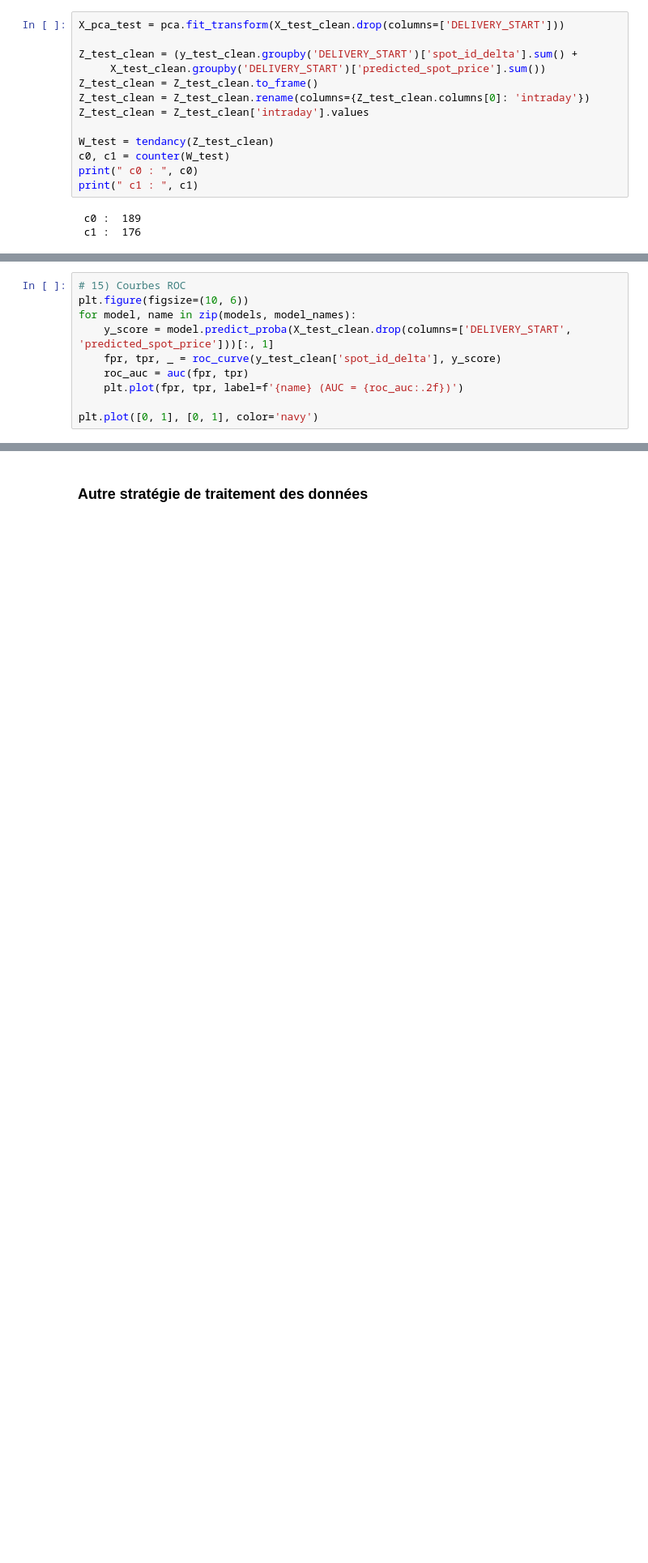
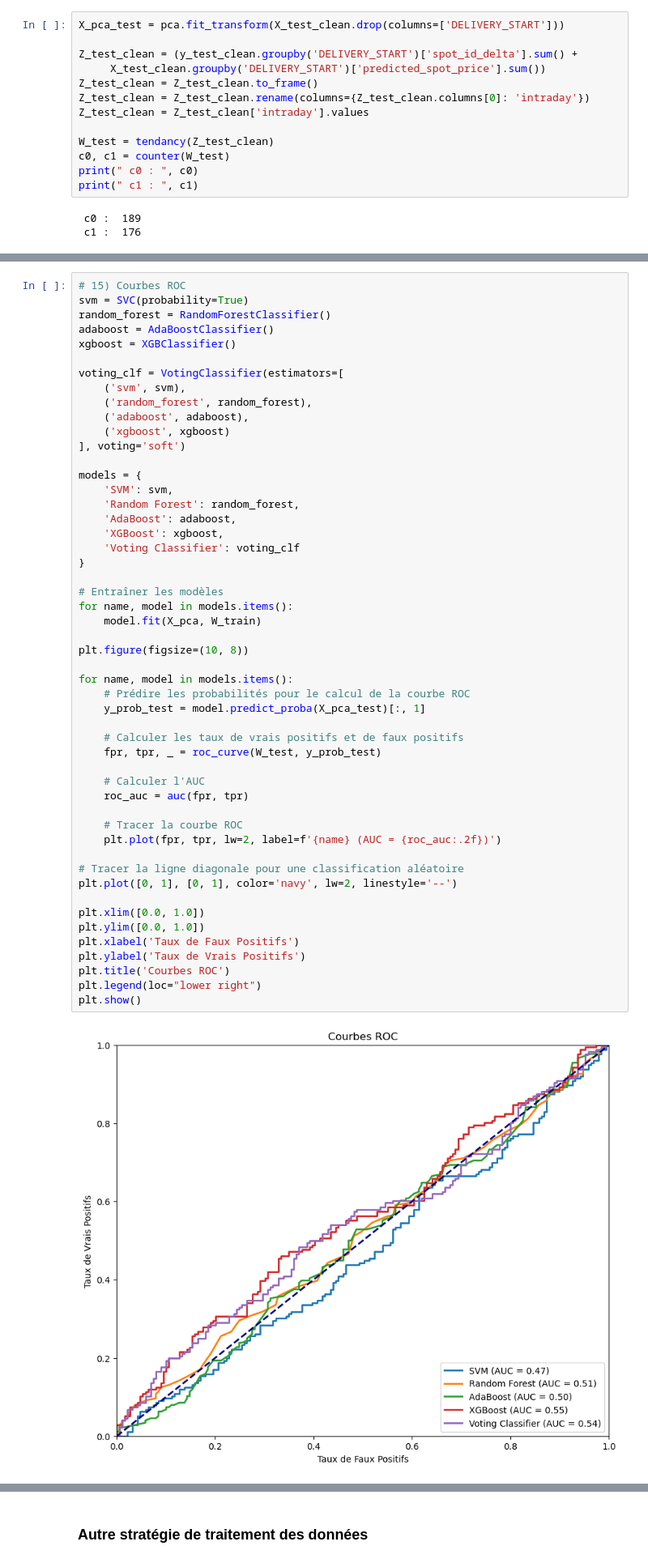
Before and after one commit to ororks/ML_challenge, a Jupyter notebook: ML_Project.ipynb, the cells around one changed output, grey strips where cells are left out. Shown at 81% size. Cells and saved outputs as stored; diff of their text form; blank space fills up the shorter version.

Commit message:
Ajout graphiques ALE et ROC pour modèle intraday

```diff
--- a/ML_Project.ipynb
+++ b/ML_Project.ipynb
@@ -327,10 +329,53 @@ Matrice de confusion:
-# %%
-# 15) Courbes ROC
-plt.figure(figsize=(10, 6))
-for model, name in zip(models, model_names):
-    y_score = model.predict_proba(X_test_clean.drop(columns=['DELIVERY_START', 'predicted_spot_price']))[:, 1]
-    fpr, tpr, _ = roc_curve(y_test_clean['spot_id_delta'], y_score)
-    roc_auc = auc(fpr, tpr)
-    plt.plot(fpr, tpr, label=f'{name} (AUC = {roc_auc:.2f})')
-
-plt.plot([0, 1], [0, 1], color='navy')
+# %%
+# 15) Courbes ROC
+svm = SVC(probability=True)
+random_forest = RandomForestClassifier()
+adaboost = AdaBoostClassifier()
+xgboost = XGBClassifier()
+
+voting_clf = VotingClassifier(estimators=[
+    ('svm', svm),
+    ('random_forest', random_forest),
+    ('adaboost', adaboost),
+    ('xgboost', xgboost)
+], voting='soft')
+
+models = {
+    'SVM': svm,
+    'Random Forest': random_forest,
+    'AdaBoost': adaboost,
+    'XGBoost': xgboost,
+    'Voting Classifier': voting_clf
+}
+
+# Entraîner les modèles
+for name, model in models.items():
+    model.fit(X_pca, W_train)
+
+plt.figure(figsize=(10, 8))
+
+for name, model in models.items():
+    # Prédire les probabilités pour le calcul de la courbe ROC
+    y_prob_test = model.predict_proba(X_pca_test)[:, 1]
+
+    # Calculer les taux de vrais positifs et de faux positifs
+    fpr, tpr, _ = roc_curve(W_test, y_prob_test)
+
+    # Calculer l'AUC
+    roc_auc = auc(fpr, tpr)
+
+    # Tracer la courbe ROC
+    plt.plot(fpr, tpr, lw=2, label=f'{name} (AUC = {roc_auc:.2f})')
+
+# Tracer la ligne diagonale pour une classification aléatoire
+plt.plot([0, 1], [0, 1], color='navy', lw=2, linestyle='--')
+
+plt.xlim([0.0, 1.0])
+plt.ylim([0.0, 1.0])
+plt.xlabel('Taux de Faux Positifs')
+plt.ylabel('Taux de Vrais Positifs')
+plt.title('Courbes ROC')
+plt.legend(loc="lower right")
+plt.show()
+# %% [output]
+[figure, added]
```
Also changed, not shown: parts of 8 cells of this notebook.
